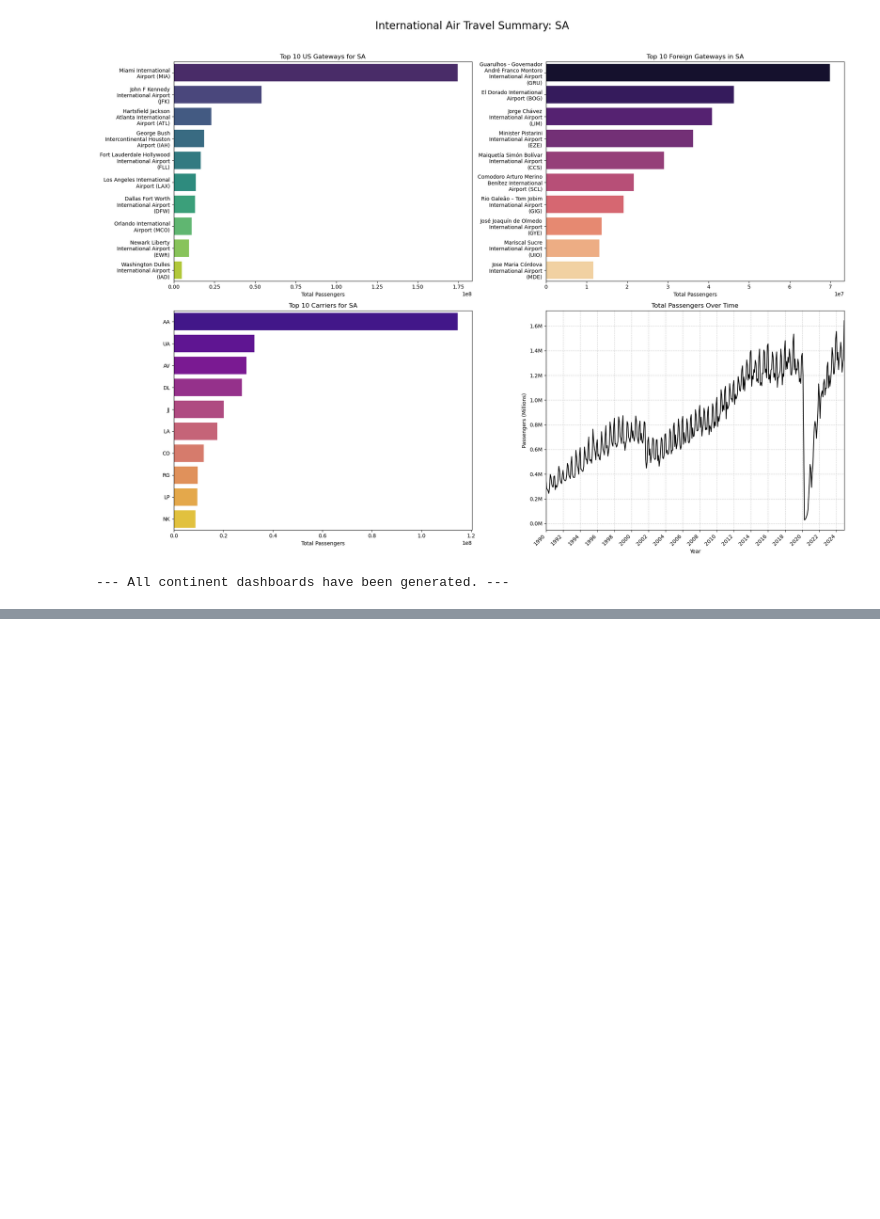
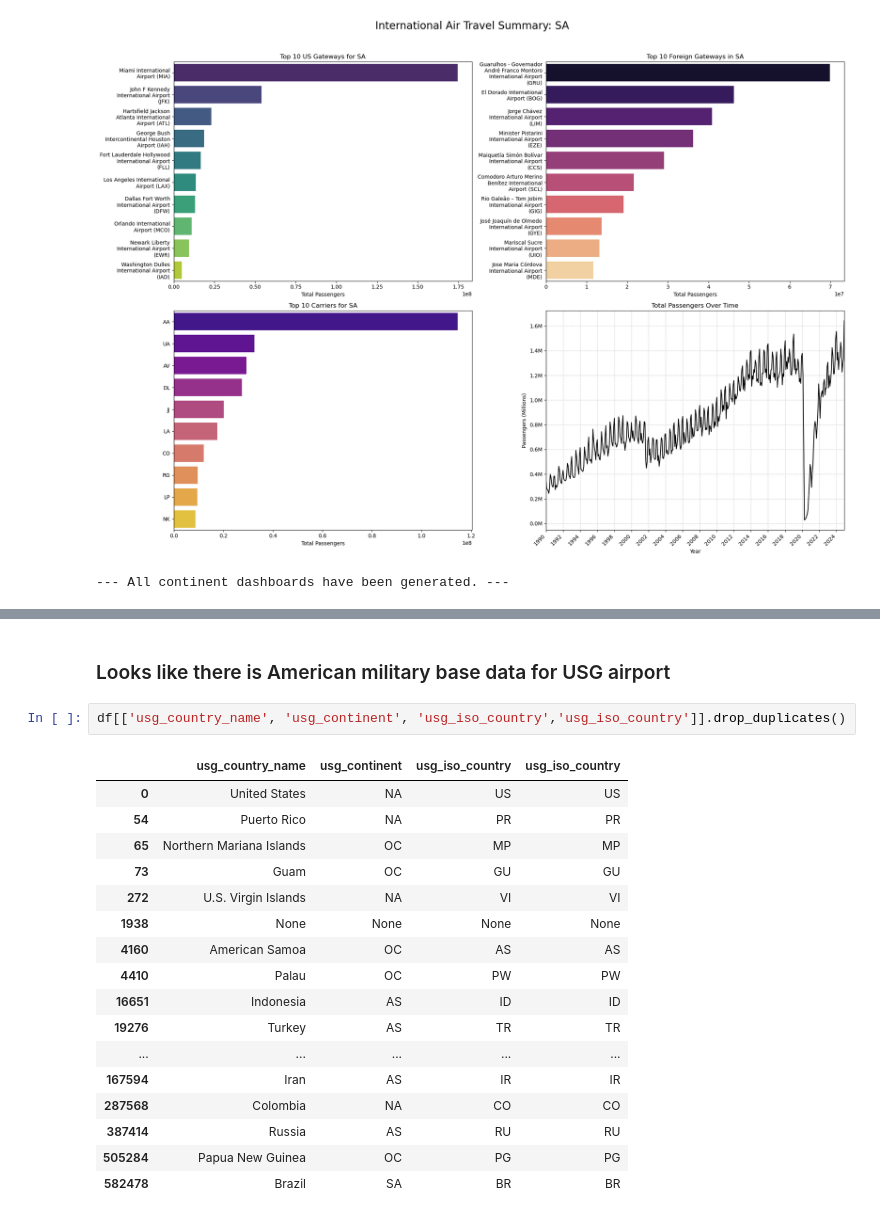
Before and after one commit to NicholasAKovacs/Skynet, a Jupyter notebook: notebooks/data_intro.ipynb, the cells around one changed output, grey strips where cells are left out. Cells and saved outputs as stored; diff of their text form; blank space fills up the shorter version.

```diff
--- a/notebooks/data_intro.ipynb
+++ b/notebooks/data_intro.ipynb
@@ -394,0 +435,22 @@ print("\n--- All continent dashboards have been generated. ---")
+# %% [markdown]
+### Looks like there is American military base data for USG airport
+# %%
+df[['usg_country_name', 'usg_continent', 'usg_iso_country','usg_iso_country']].drop_duplicates()
+# %% [output]
+|  | usg_country_name | usg_continent | usg_iso_country | usg_iso_country |
+| 0 | United States | NA | US | US |
+| 54 | Puerto Rico | NA | PR | PR |
+| 65 | Northern Mariana Islands | OC | MP | MP |
+| 73 | Guam | OC | GU | GU |
+| 272 | U.S. Virgin Islands | NA | VI | VI |
+| 1938 | None | None | None | None |
+| 4160 | American Samoa | OC | AS | AS |
+| 4410 | Palau | OC | PW | PW |
+| 16651 | Indonesia | AS | ID | ID |
+| 19276 | Turkey | AS | TR | TR |
+| ... | ... | ... | ... | ... |
+| 167594 | Iran | AS | IR | IR |
+| 287568 | Colombia | NA | CO | CO |
+| 387414 | Russia | AS | RU | RU |
+| 505284 | Papua New Guinea | OC | PG | PG |
+| 582478 | Brazil | SA | BR | BR |
```
Also changed, not shown: parts of 4 cells of this notebook, 1 other file.
